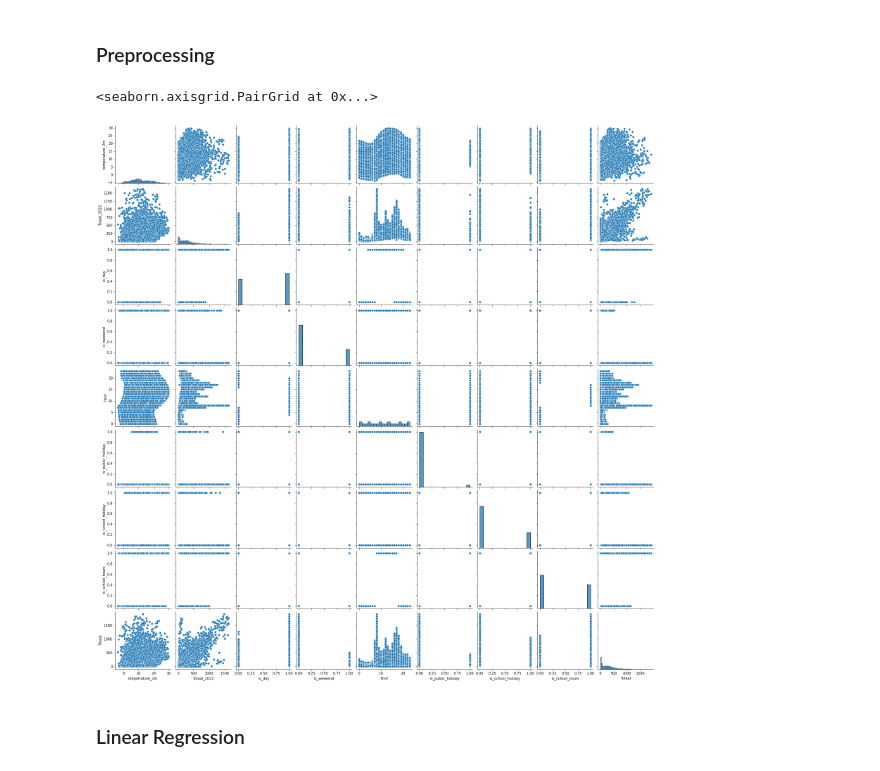
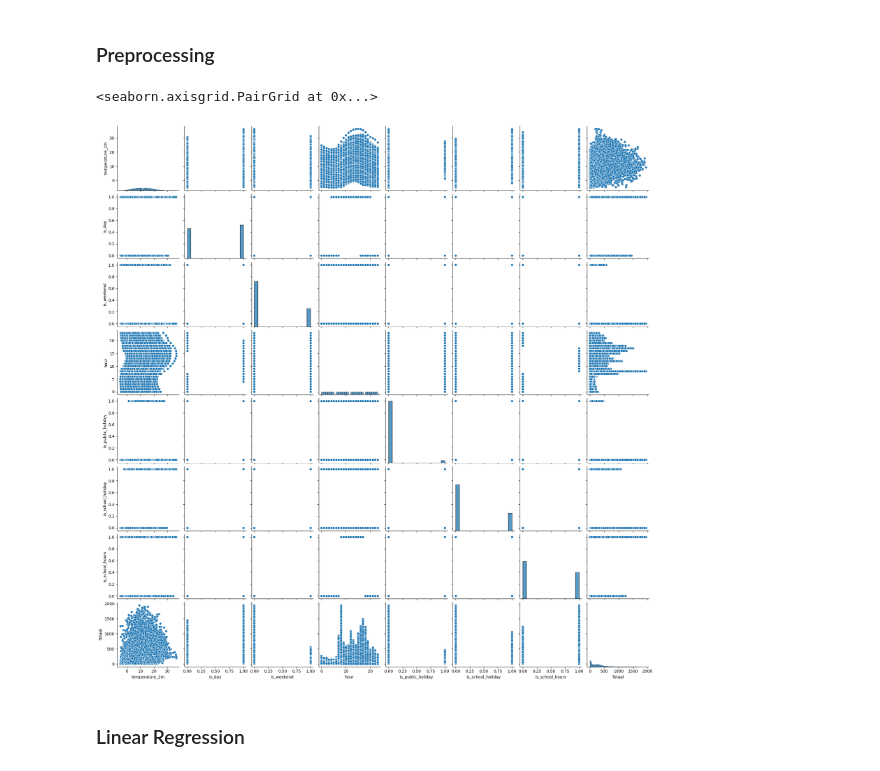
Before and after one commit to Lucmeister55/MLLS_Project1, a Jupyter notebook: project-1-starter-notebook.ipynb, the cells around one changed output. Saved outputs shown, nothing was run; the diff lists cells and outputs as text; code cells hidden in the pictures.

```diff
--- a/project-1-starter-notebook.ipynb
+++ b/project-1-starter-notebook.ipynb
@@ -37,6 +49,9 @@ train_rawdata.head()
 | 3 | 2023-01-01T03 | 144.0 |
 | 4 | 2023-01-01T04 | 155.0 |
 # %%
-test_data = pd.read_csv("input/bicycle-counter-prediction/test_data.csv")
-test_data.head()
+test_rawdata = pd.read_csv("input/bicycle-counter-prediction/test_data.csv")
+print(test_rawdata.shape)
+print(min(test_rawdata["Date_hour"]))
+print(max(test_rawdata["Date_hour"]))
+test_rawdata.head()
 # %% [output]
@@ -48,7 +66,8 @@ test_data.head()
 | 4 | 4 | 2023-07-01T04 |
 # %%
 # read in data
-weather_rawdata = pd.read_csv("input/bicycle-counter-prediction/open-meteo-51.10N3.70E13m.csv", skiprows=2)
+weather_rawdata = pd.read_csv("input/bicycle-counter-prediction/open-meteo-51.10N3.70E13m.csv", skiprows=2).dropna()
 print(weather_rawdata.shape)
+print(weather_rawdata.isna().sum())
 weather_rawdata.head()
 # %% [output]
@@ -92,12 +119,14 @@ from datetime import timedelta
 
 weather_data = weather_rawdata.copy()
 weather_data.columns = weather_data.columns.str.split(' ').str[0]
-weather_data = weather_data[(min(bicycle_data["Datum"]) <= weather_data['time']) & (weather_data['time'] <= max(test_data["Date_hour"]))]
 weather_data["Date_hour"] = weather_data["time"].str.split(':', expand = True)[0]
 weather_data = weather_data.drop("time", axis = 1)
+weather_data = weather_data[(min(bicycle_data["Date_hour"]) <= weather_data['Date_hour']) & (weather_data['Date_hour'] <= max(test_rawdata["Date_hour"]))]
 date_time = pd.to_datetime(weather_data['Date_hour'])
 weather_data["date"] = date_time.dt.date
 
 print(weather_data.shape)
+print(min(weather_data["Date_hour"]))
+print(max(weather_data["Date_hour"]))
 weather_data.head()
 # %% [output]
@@ -201,8 +234,8 @@ feature_data.head()
 # %% [markdown]
 The following code merges the bicycle data with the weather data to get a train set:
 # %%
-# bicycle_data['Totaal_2022'] = train_rawdata.merge(bicycle_data_2022, on = "Date_hour")
-train_data = feature_data.merge(bicycle_data, on = "Date_hour")
-train_data = train_data[""]
+all_data = feature_data.merge(bicycle_data, on = "Date_hour")
+train_data = all_data[all_data["Date_hour"] < min(test_rawdata["Date_hour"])]
+print(train_data.shape)
 train_data.head()
 # %% [output]
@@ -291,11 +344,11 @@ X_test = gtest_data.loc[:, features]
 # %%
 import seaborn as sns
 
-plot_features = ['temperature_2m', 'Totaal_2022', 'is_day', 'is_weekend', 'hour', 'is_public_holiday', 'is_school_holiday', 'is_school_hours']
-sns.pairplot(gold_data.loc[:,plot_features + ['Totaal']])
+plot_features = ['temperature_2m', 'is_day', 'is_weekend', 'hour', 'is_public_holiday', 'is_school_holiday', 'is_school_hours']
+sns.pairplot(all_data.loc[:,plot_features + ['Totaal']])
 # %% [output]
 <seaborn.axisgrid.PairGrid at 0x...>
-[figure, old version]
+[figure, new version]
 # %%
 # Function to compute MSE
 def compute_MSE(y_true, y_predicted):
```
Also changed, not shown: parts of 31 cells of this notebook, 1 other file.
